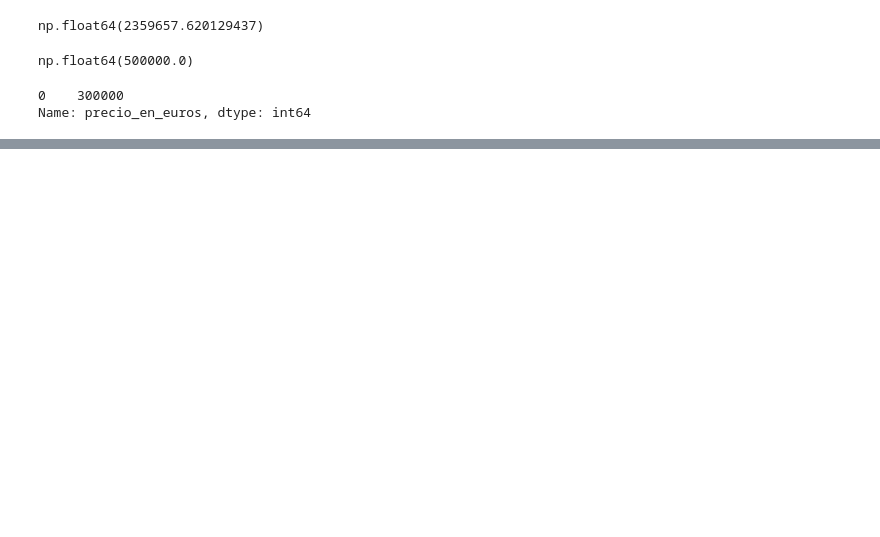
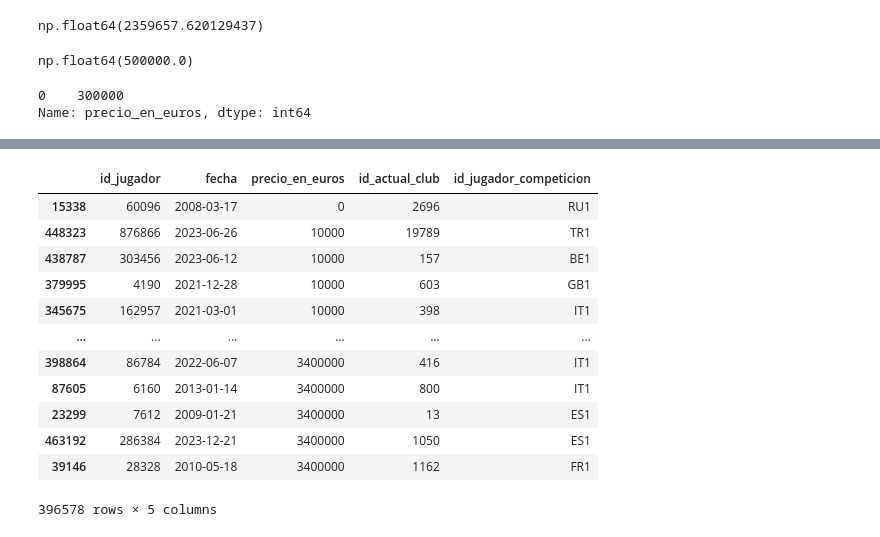
Before and after one commit to EmanuelHenaoA/PythonActividades, a Jupyter notebook: Estadistica.ipynb, the cells around one changed output, grey strips where cells are left out. Saved outputs shown, nothing was run; the diff lists cells and outputs as text; code cells hidden in the pictures; blank space fills up the shorter version.

```diff
--- a/Estadistica.ipynb
+++ b/Estadistica.ipynb
@@ -104,0 +117,19 @@ Name: precio_en_euros, dtype: int64
+# %%
+#
+df = data_player_ordered
+df_filtrado = df[(df['precio_en_euros'] >= lower_bound) & (df['precio_en_euros'] <= upper_bound)]
+df_filtrado
+# %% [output]
+|  | id_jugador | fecha | precio_en_euros | id_actual_club | id_jugador_competicion |
+| 15338 | 60096 | 2008-03-17 | 0 | 2696 | RU1 |
+| 448323 | 876866 | 2023-06-26 | 10000 | 19789 | TR1 |
+| 438787 | 303456 | 2023-06-12 | 10000 | 157 | BE1 |
+| 379995 | 4190 | 2021-12-28 | 10000 | 603 | GB1 |
+| 345675 | 162957 | 2021-03-01 | 10000 | 398 | IT1 |
+| ... | ... | ... | ... | ... | ... |
+| 398864 | 86784 | 2022-06-07 | 3400000 | 416 | IT1 |
+| 87605 | 6160 | 2013-01-14 | 3400000 | 800 | IT1 |
+| 23299 | 7612 | 2009-01-21 | 3400000 | 13 | ES1 |
+| 463192 | 286384 | 2023-12-21 | 3400000 | 1050 | ES1 |
+| 39146 | 28328 | 2010-05-18 | 3400000 | 1162 | FR1 |
+396578 rows × 5 columns
```
Also changed, not shown: parts of 8 cells of this notebook, 7 other files.
